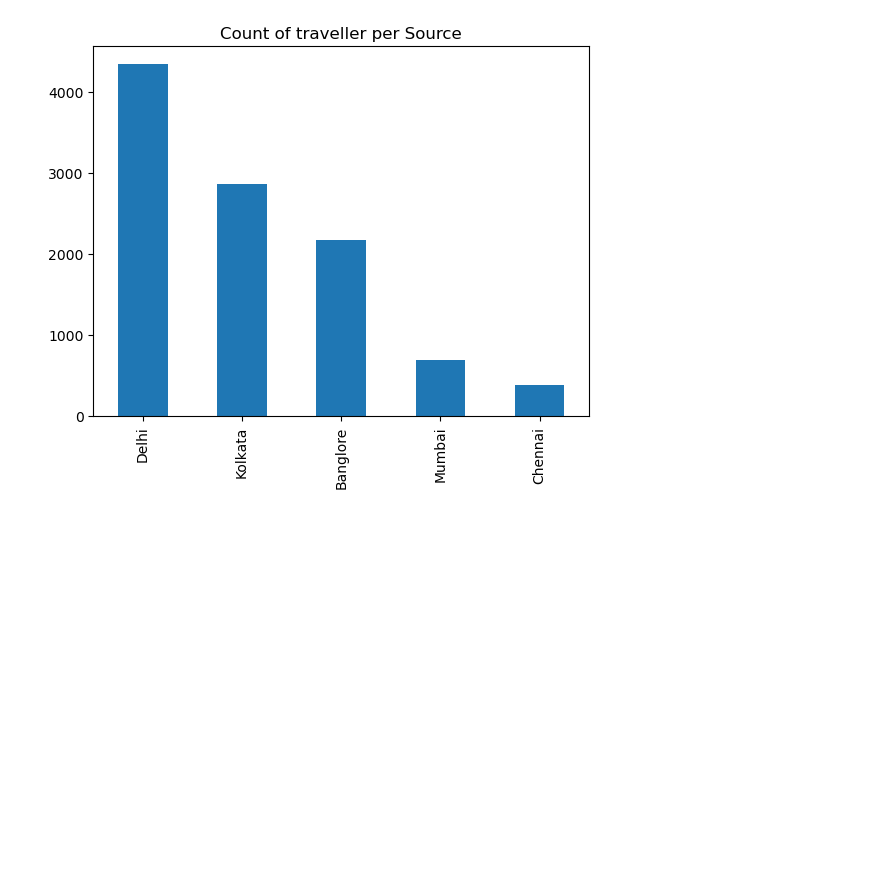
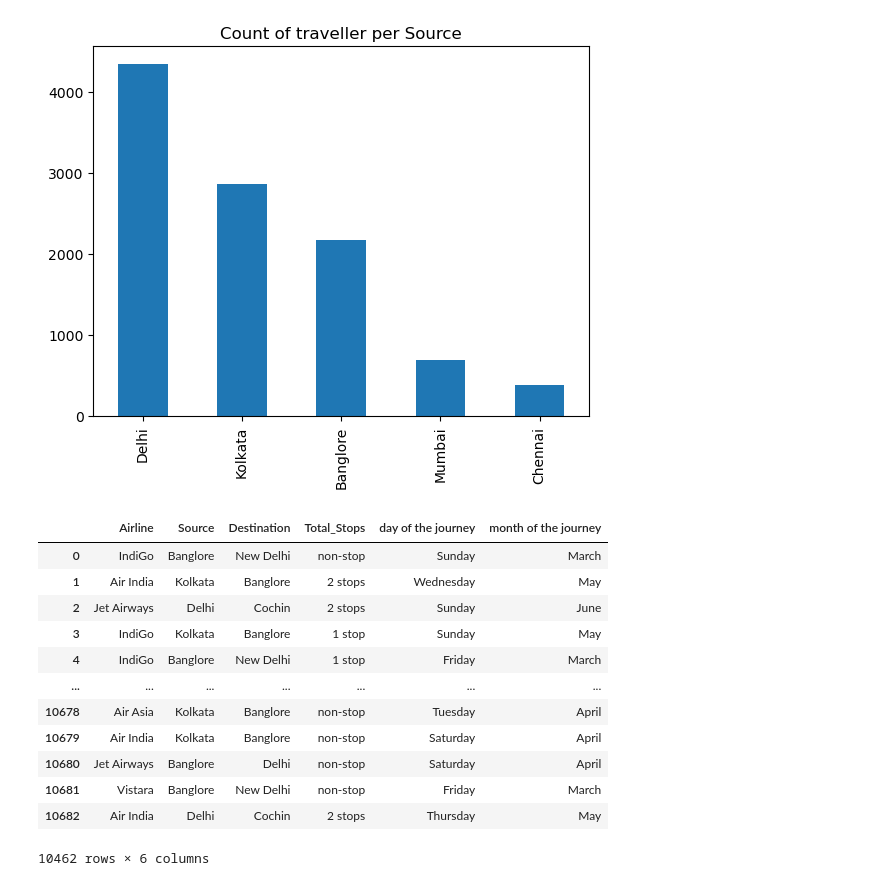
Before and after one commit to fizzle1759/flight-price-prediction, a Jupyter notebook: Machine Learning project.ipynb, the cells around one changed output. Cells and saved outputs as stored; diff of their text form; code cells hidden in the pictures; blank space fills up the shorter version.

```diff
--- a/Machine Learning project.ipynb
+++ b/Machine Learning project.ipynb
@@ -124,3 +124,22 @@ plt.title("Count of traveller per Source")
 plt.show()
 # %% [output]
 [figure]
+# %%
+# select all the category columns
+
+train[["Airline","Source","Destination","Total_Stops",
+                           "day of the journey","month of the journey"]]
+# %% [output]
+|  | Airline | Source | Destination | Total_Stops | day of the journey | month of the journey |
+| 0 | IndiGo | Banglore | New Delhi | non-stop | Sunday | March |
+| 1 | Air India | Kolkata | Banglore | 2 stops | Wednesday | May |
+| 2 | Jet Airways | Delhi | Cochin | 2 stops | Sunday | June |
+| 3 | IndiGo | Kolkata | Banglore | 1 stop | Sunday | May |
+| 4 | IndiGo | Banglore | New Delhi | 1 stop | Friday | March |
+| ... | ... | ... | ... | ... | ... | ... |
+| 10678 | Air Asia | Kolkata | Banglore | non-stop | Tuesday | April |
+| 10679 | Air India | Kolkata | Banglore | non-stop | Saturday | April |
+| 10680 | Jet Airways | Banglore | Delhi | non-stop | Saturday | April |
+| 10681 | Vistara | Banglore | New Delhi | non-stop | Friday | March |
+| 10682 | Air India | Delhi | Cochin | 2 stops | Thursday | May |
+10462 rows × 6 columns
```
Also changed, not shown: parts of 10 cells of this notebook.
